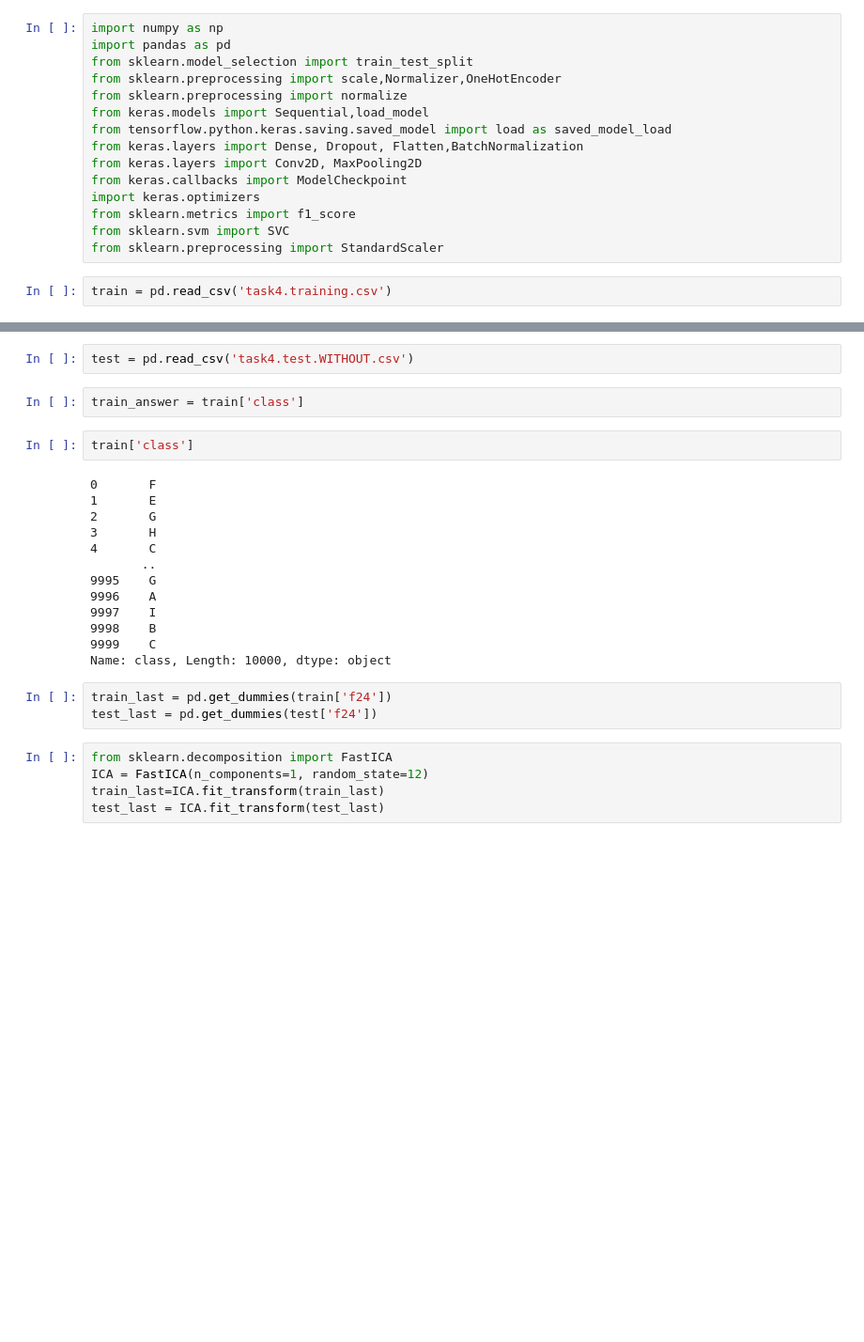
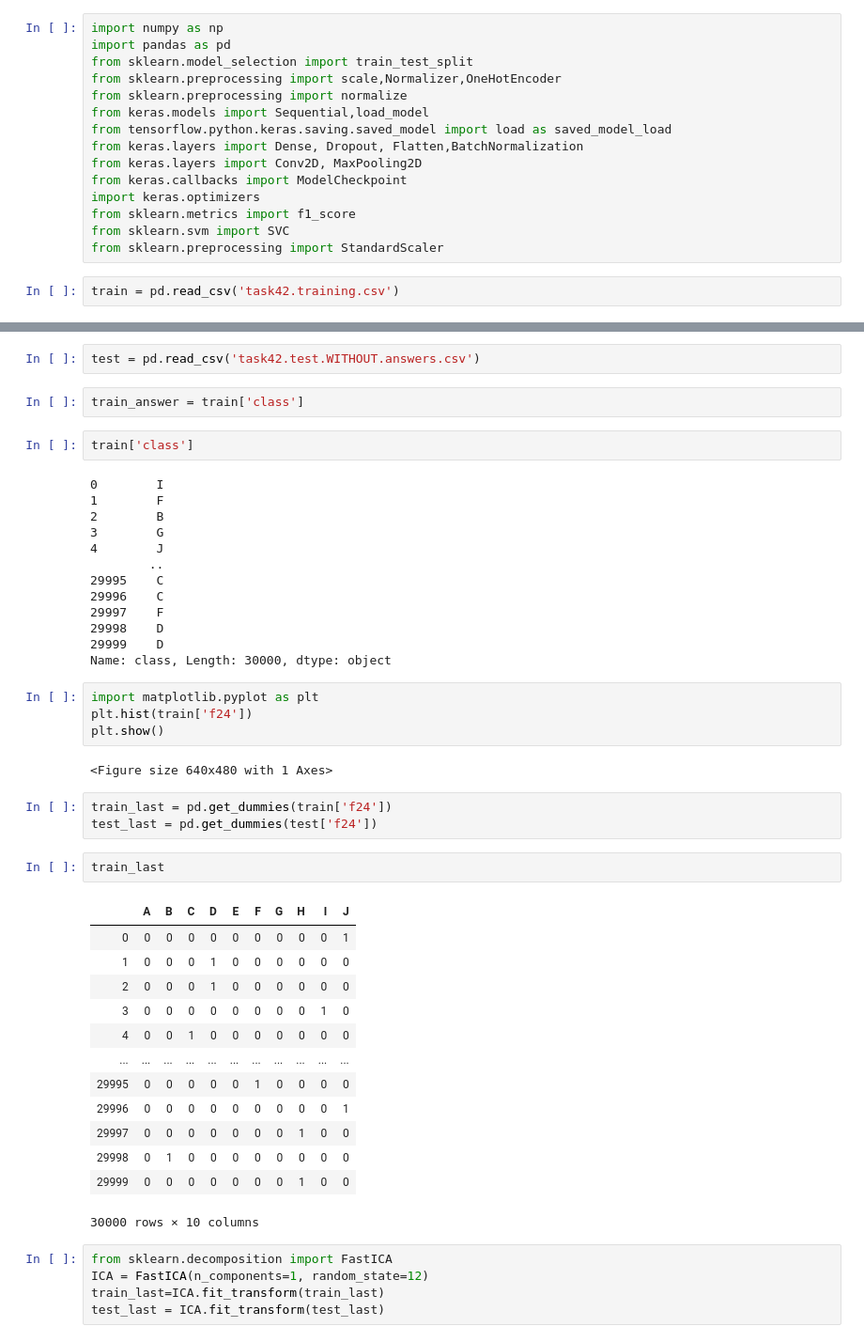
Before and after one commit to David-Chenn/MLFinal, a Jupyter notebook: Task4/Task4.ipynb, the cells around one changed output, grey strips where cells are left out. Shown: that part at 94% size. Saved outputs shown, nothing was run; the diff lists cells and outputs as text; blank space fills up the shorter version.

```diff
--- a/Task4/Task4.ipynb
+++ b/Task4/Task4.ipynb
@@ -14,5 +14,5 @@ from sklearn.metrics import f1_score
 from sklearn.svm import SVC
 from sklearn.preprocessing import StandardScaler
 # %%
-train = pd.read_csv('task4.training.csv')
+train = pd.read_csv('task42.training.csv')
 # %%
@@ -20,25 +20,47 @@ train2 = pd.read_csv('task4.training.csv')
 # %%
-test = pd.read_csv('task4.test.WITHOUT.csv')
+test = pd.read_csv('task42.test.WITHOUT.answers.csv')
 # %%
 train_answer = train['class']
 # %%
 train['class']
 # %% [output]
-0       F
-1       E
-2       G
-3       H
-4       C
-       ..
-9995    G
-9996    A
-9997    I
-9998    B
-9999    C
-Name: class, Length: 10000, dtype: object
+0        I
+1        F
+2        B
+3        G
+4        J
+        ..
+29995    C
+29996    C
+29997    F
+29998    D
+29999    D
+Name: class, Length: 30000, dtype: object
+# %%
+import matplotlib.pyplot as plt
+plt.hist(train['f24'])
+plt.show()
+# %% [output]
+<Figure size 640x480 with 1 Axes>
 # %%
 train_last = pd.get_dummies(train['f24'])
 test_last = pd.get_dummies(test['f24'])
+# %%
+train_last
+# %% [output]
+|  | A | B | C | D | E | F | G | H | I | J |
+| 0 | 0 | 0 | 0 | 0 | 0 | 0 | 0 | 0 | 0 | 1 |
+| 1 | 0 | 0 | 0 | 1 | 0 | 0 | 0 | 0 | 0 | 0 |
+| 2 | 0 | 0 | 0 | 1 | 0 | 0 | 0 | 0 | 0 | 0 |
+| 3 | 0 | 0 | 0 | 0 | 0 | 0 | 0 | 0 | 1 | 0 |
+| 4 | 0 | 0 | 1 | 0 | 0 | 0 | 0 | 0 | 0 | 0 |
+| ... | ... | ... | ... | ... | ... | ... | ... | ... | ... | ... |
+| 29995 | 0 | 0 | 0 | 0 | 0 | 1 | 0 | 0 | 0 | 0 |
+| 29996 | 0 | 0 | 0 | 0 | 0 | 0 | 0 | 0 | 0 | 1 |
+| 29997 | 0 | 0 | 0 | 0 | 0 | 0 | 0 | 1 | 0 | 0 |
+| 29998 | 0 | 1 | 0 | 0 | 0 | 0 | 0 | 0 | 0 | 0 |
+| 29999 | 0 | 0 | 0 | 0 | 0 | 0 | 0 | 1 | 0 | 0 |
+30000 rows × 10 columns
 # %%
 from sklearn.decomposition import FastICA
 ICA = FastICA(n_components=1, random_state=12)
```
Also changed, not shown: parts of 19 cells of this notebook, 15 other files.
